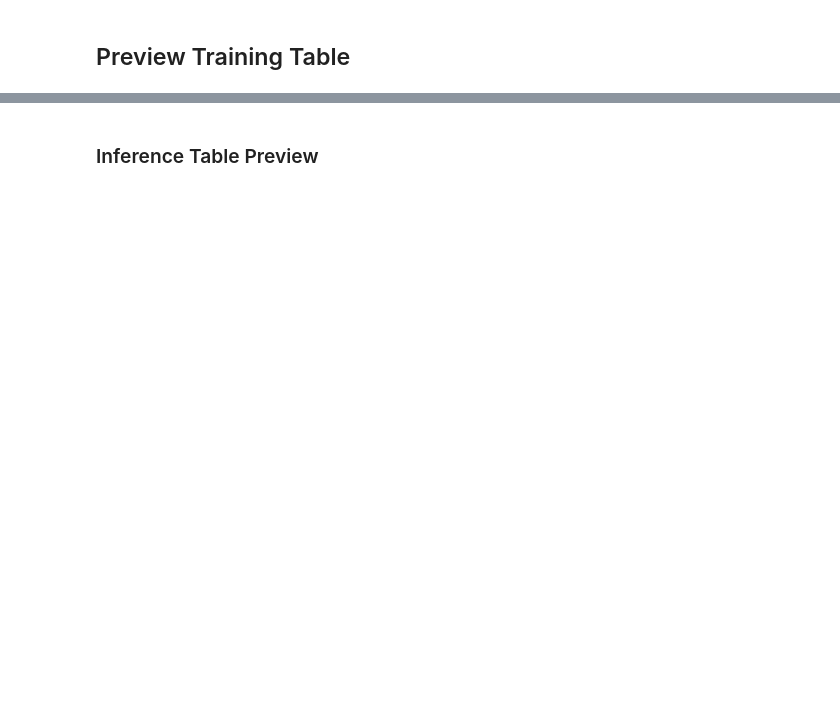
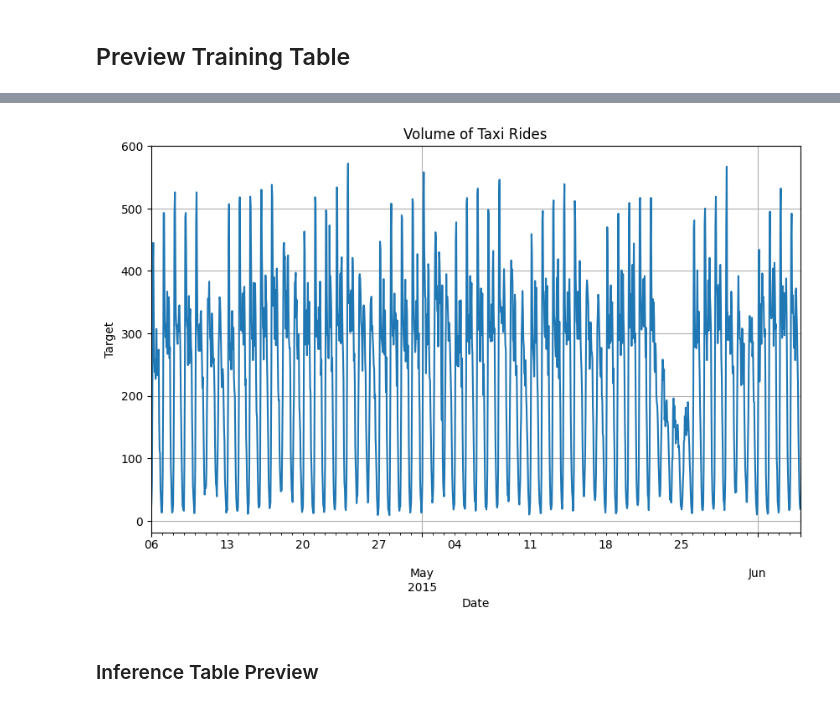
Before and after one commit to sfc-gh-jdemlow/cortex_forecast, a Jupyter notebook: docs/forecast_taxi_example.ipynb, the cells around one changed output, grey strips where cells are left out. Drawn from its saved outputs; the diff is of its cells as text; code cells hidden in the pictures; blank space fills up the shorter version.

```diff
--- a/docs/forecast_taxi_example.ipynb
+++ b/docs/forecast_taxi_example.ipynb
@@ -86,3 +109,26 @@ forecast_model.session.sql(f"""
+# %%
+%matplotlib inline
+import pandas as pd
+import matplotlib.pyplot as plt
+
+df = forecast_model.session.sql(
+    f"""
+    SELECT *
+    FROM {forecast_model.config['input_data']['table']}
+    WHERE {forecast_model.config['input_data']['series_column']} = '882a100899fffff'
+    ORDER BY {forecast_model.config['input_data']['timestamp_column']}
+""").to_pandas()
+df.head()
+df = df.set_index(forecast_model.config['input_data']['timestamp_column'].upper())
+df[forecast_model.config['input_data']['target_column'].upper()].plot(figsize=(10, 6), title='Volume of Taxi Rides')
+
+# Show the plot
+plt.xlabel('Date')
+plt.ylabel('Target')
+plt.grid(True)
+plt.show()
+# %% [output]
+[figure, added]
 # %% [markdown]
 ### Inference Table Preview
 # %%
```
Also changed, not shown: parts of 9 cells of this notebook, 8 other files.
